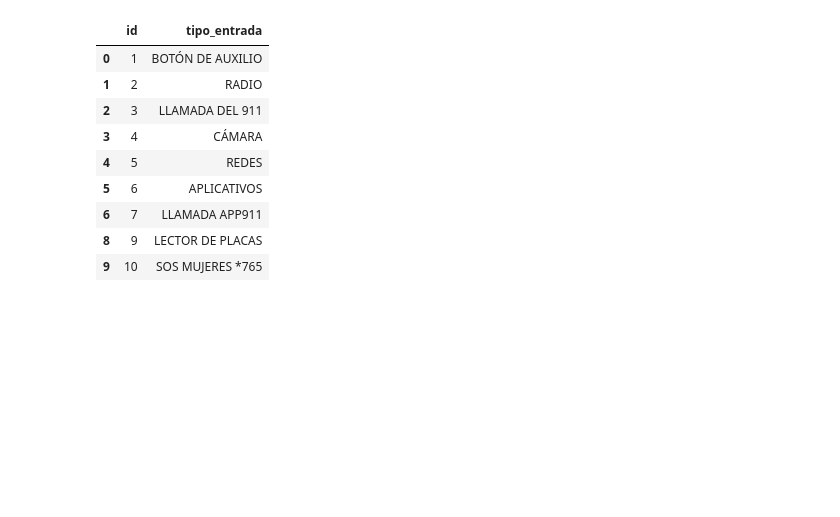
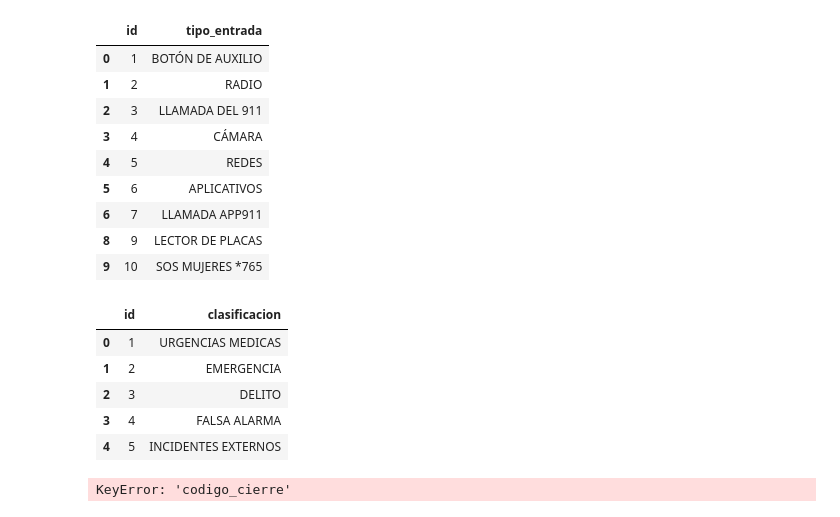
Before and after one commit to chibigonor/Project-3-incidentes-viales-cdmx-22a24, a Jupyter notebook: ETL/ETL.ipynb, the cells around one changed output. Drawn from its saved outputs; the diff is of its cells as text; code cells hidden in the pictures; blank space fills up the shorter version.

```diff
--- a/ETL/ETL.ipynb
+++ b/ETL/ETL.ipynb
@@ -156,3 +156,26 @@ tipo_entrada
 | 6 | 7 | LLAMADA APP911 |
 | 8 | 9 | LECTOR DE PLACAS |
 | 9 | 10 | SOS MUJERES *765 |
+# %%
+clasificacion_alarma = original_df[['clas_con_f_alarma']].drop_duplicates().rename(columns={'clas_con_f_alarma': 'clasificacion'}).reset_index(drop=True).dropna()
+clasificacion_alarma['id'] = clasificacion_alarma.index + 1
+clasificacion_alarma = clasificacion_alarma[['id', 'clasificacion']]
+clasificacion_alarma.to_csv('../Mod_CSV/clasificacion_alarma.csv', index=False)
+clasificacion_alarma
+# %% [output]
+|  | id | clasificacion |
+| 0 | 1 | URGENCIAS MEDICAS |
+| 1 | 2 | EMERGENCIA |
+| 2 | 3 | DELITO |
+| 3 | 4 | FALSA ALARMA |
+| 4 | 5 | INCIDENTES EXTERNOS |
+# %%
+incidentes = original_df_1.copy()
+incidentes = incidentes.merge(alcaldias[['id', 'alcaldia']], how='left', left_on='alcaldia_catalogo', right_on='alcaldia').rename(columns={'id': 'alcaldia_catalogo_id'})
+incidentes = incidentes.merge(tipoincidente[['id', 'tipo_incidente']], how='left', left_on='incidente_c4', right_on='tipo_incidente').rename(columns={'id': 'tipo_incidente_id'})
+incidentes = incidentes.merge(codigo_cierre[['id', 'codigo']], how='left', on='codigo_cierre').rename(columns={'id': 'codigo_cierre_id'})
+
+
+incidentes
+# %% [output]
+KeyError: 'codigo_cierre'
```
Also changed, not shown: 1 other file.
